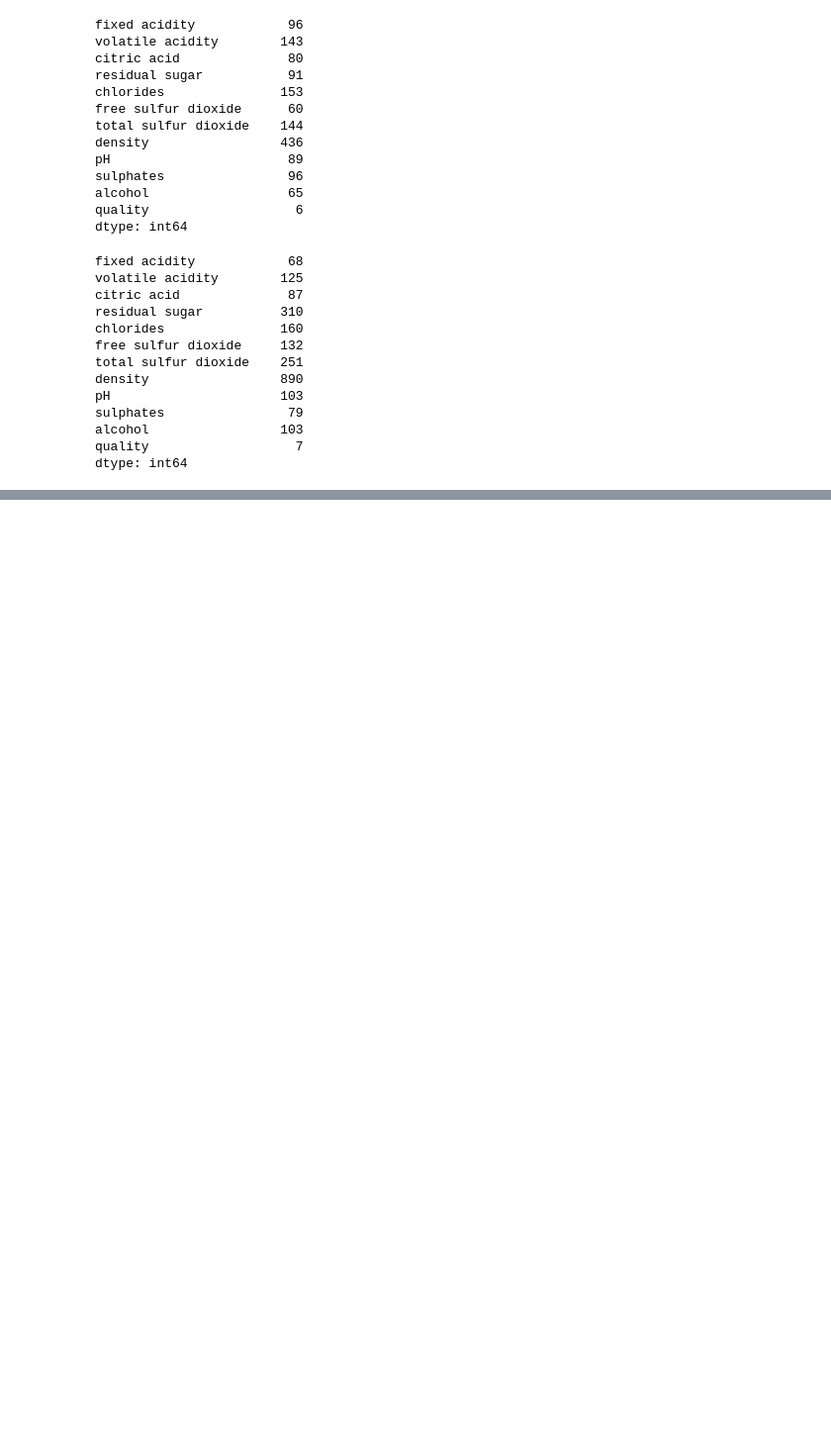
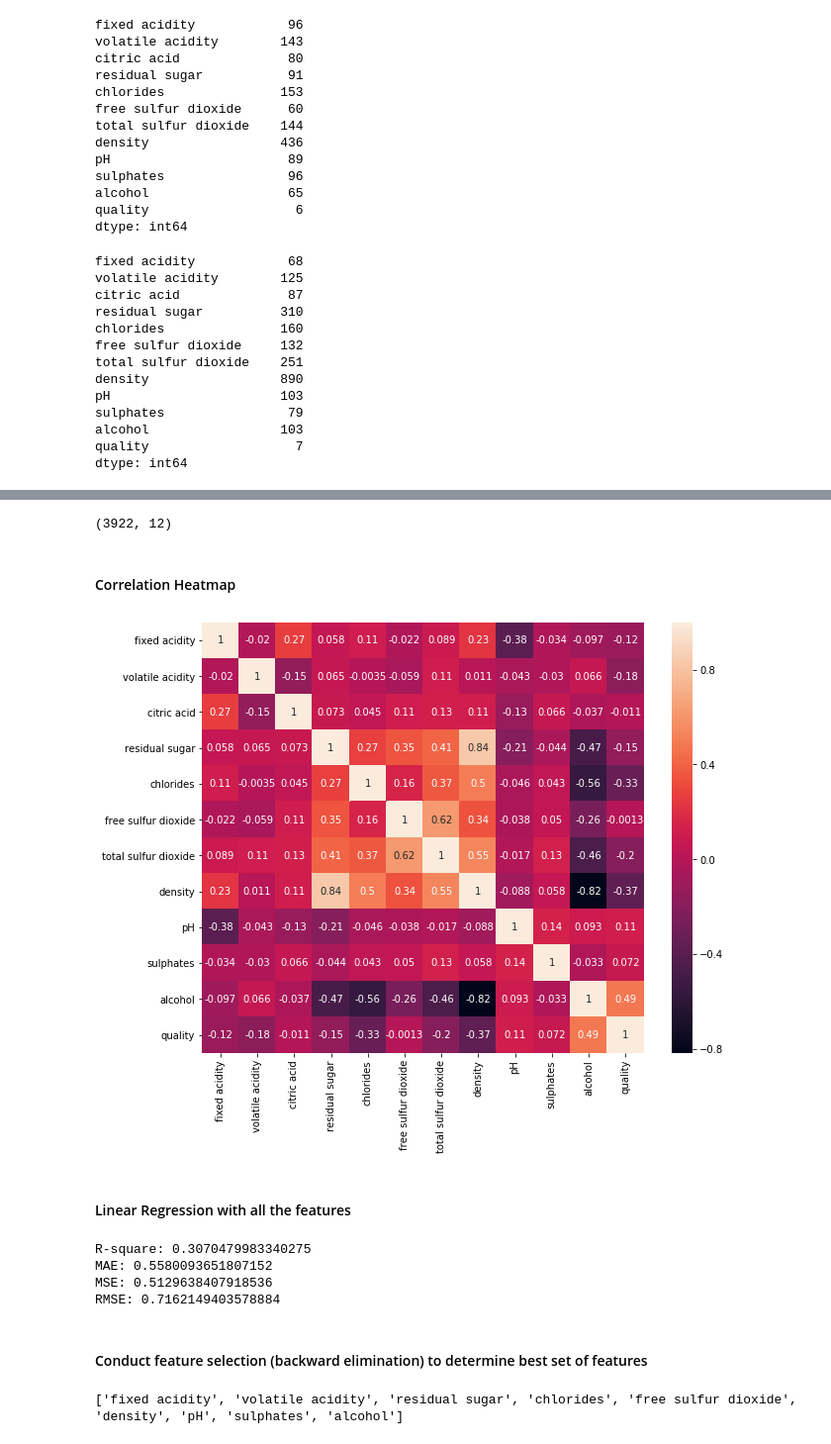
Before and after one commit to Caporine/Darren, a Jupyter notebook: UCI-Wine-Quality.ipynb, the cells around one changed output, grey strips where cells are left out. Shown at 99% size. Saved outputs shown, nothing was run; the diff lists cells and outputs as text; code cells hidden in the pictures; blank space fills up the shorter version.

```diff
--- a/UCI-Wine-Quality.ipynb
+++ b/UCI-Wine-Quality.ipynb
@@ -176,0 +277,10 @@ dtype: int64
+# %%
+Q1 = white_wine_quality_8.quantile(0.25)
+Q3 = white_wine_quality_8.quantile(0.75)
+IQR = Q3 - Q1
+white_wine_quality_8 = white_wine_quality_8[~((white_wine_quality_8 < (Q1 - 1.5 * IQR)) |(white_wine_quality_8 > (Q3 + 1.5 * IQR))).any(axis=1)]
+# %%
+Q1 = white_wine_quality_9.quantile(0.25)
+Q3 = white_wine_quality_9.quantile(0.75)
+IQR = Q3 - Q1
+white_wine_quality_9 = white_wine_quality_9[~((white_wine_quality_9 < (Q1 - 1.5 * IQR)) |(white_wine_quality_9 > (Q3 + 1.5 * IQR))).any(axis=1)]
@@ -176,0 +304,43 @@ dtype: int64
+# %%
+dataframes = [white_wine_quality_3,white_wine_quality_4,white_wine_quality_5,white_wine_quality_6,white_wine_quality_7,white_wine_quality_8,white_wine_quality_9]
+# %%
+white_wine_final = pd.concat(dataframes) # Concat the datasets
+# %%
+white_wine_final.shape # Dropped 800 outliers
+# %% [output]
+(3922, 12)
+# %% [markdown]
+#### Correlation Heatmap
+# %%
+plt.figure(figsize=(10,8))
+sns.heatmap(white_wine_final.corr(), annot=True)
+plt.show()
+# %% [output]
+[figure, added]
+# %% [markdown]
+#### Linear Regression with all the features
+# %%
+X = white_wine_final.drop("quality",1)   #Feature Matrix
+y = white_wine_final["quality"]          #Target Variable
+
+X_train, X_test, y_train, y_test = train_test_split(X,y, test_size = 0.2, random_state = 888)
+
+lm = LinearRegression()
+lm.fit(X_train,y_train)
+predictions = lm.predict(X_test)
+#plt.scatter(y_test,predictions)
+#plt.xlabel('Y Test')
+#plt.ylabel('Predicted Y')
+
+#Validation (mesuring accuracy)
+print('R-square:', metrics.r2_score(y_test, predictions))
+print('MAE:', metrics.mean_absolute_error(y_test, predictions))
+print('MSE:', metrics.mean_squared_error(y_test, predictions))
+print('RMSE:', np.sqrt(metrics.mean_squared_error(y_test, predictions)))
+# %% [output]
+R-square: 0.3070479983340275
+MAE: 0.5580093651807152
+MSE: 0.5129638407918536
+RMSE: 0.7162149403578884
+# %% [markdown]
+#### Conduct feature selection (backward elimination) to determine best set of features
@@ -176,0 +350,20 @@ dtype: int64
+# %%
+#Backward Elimination
+cols = list(X.columns)
+pmax = 1
+while (len(cols)>0):
+    p= []
+    X_1 = X[cols]
+    X_1 = sm.add_constant(X_1)
+    model = sm.OLS(y,X_1).fit()
+    p = pd.Series(model.pvalues.values[1:],index = cols)
+    pmax = max(p)
+    feature_with_p_max = p.idxmax()
+    if(pmax>0.05):
+        cols.remove(feature_with_p_max)
+    else:
+        break
+selected_features_BE = cols
+print(selected_features_BE)
+# %% [output]
+['fixed acidity', 'volatile acidity', 'residual sugar', 'chlorides', 'free sulfur dioxide', 'density', 'pH', 'sulphates', 'alcohol']
```
Also changed, not shown: parts of 42 cells of this notebook.
